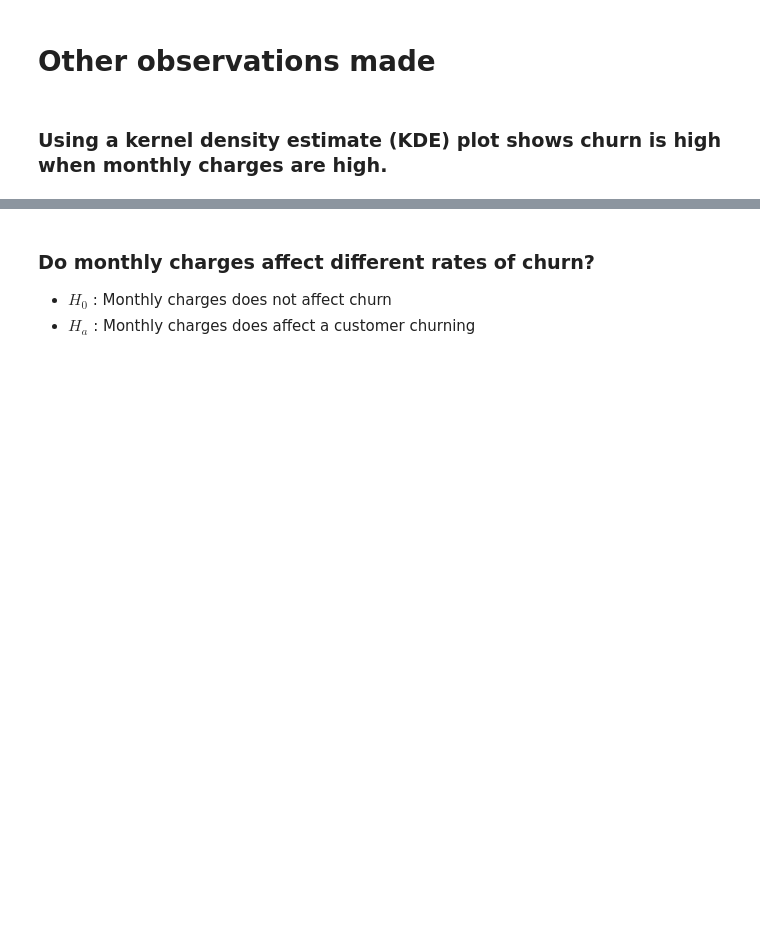
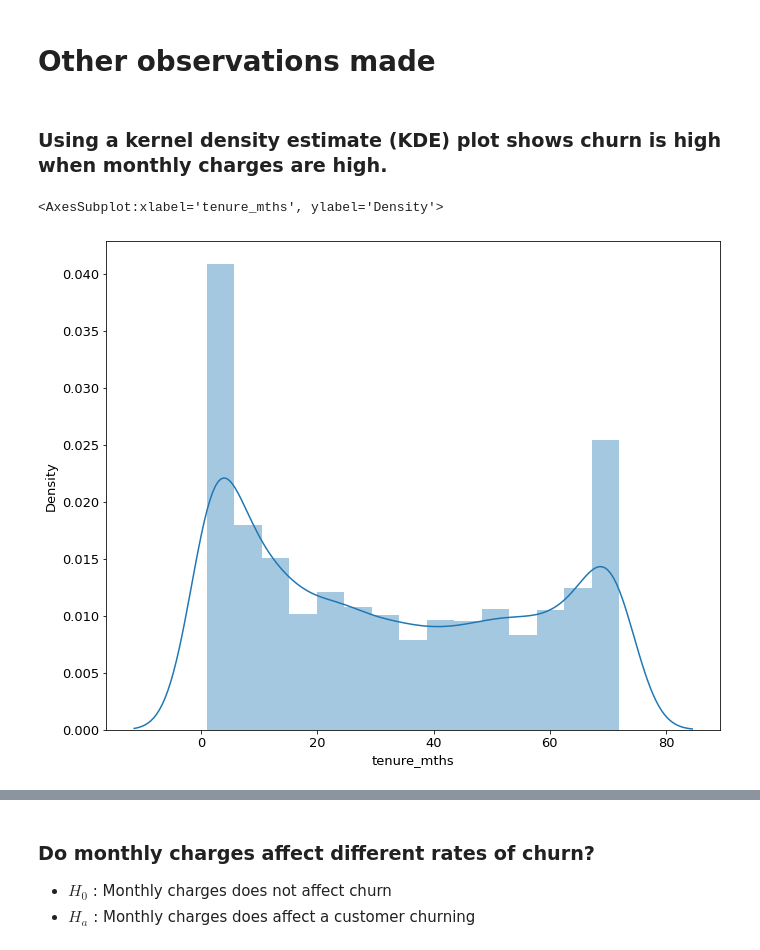
Before and after one commit to raycerna/telco-churn-analysis, a Jupyter notebook: telco_analysis.ipynb, the cells around one changed output, grey strips where cells are left out. Saved outputs shown, nothing was run; the diff lists cells and outputs as text; code cells hidden in the pictures; blank space fills up the shorter version.

Commit message:
analysis of telco data following data science pipeline

```diff
--- a/telco_analysis.ipynb
+++ b/telco_analysis.ipynb
@@ -720,3 +720,8 @@ Rounded p_value: 0.0
 # Other observations made
 # %% [markdown]
 ### Using a kernel density estimate (KDE) plot shows churn is high when monthly charges are high.
+# %%
+sns.distplot(telco_df.tenure_mths)
+# %% [output]
+<AxesSubplot:xlabel='tenure_mths', ylabel='Density'>
+[figure, added]
```
Also changed, not shown: parts of 5 cells of this notebook.
